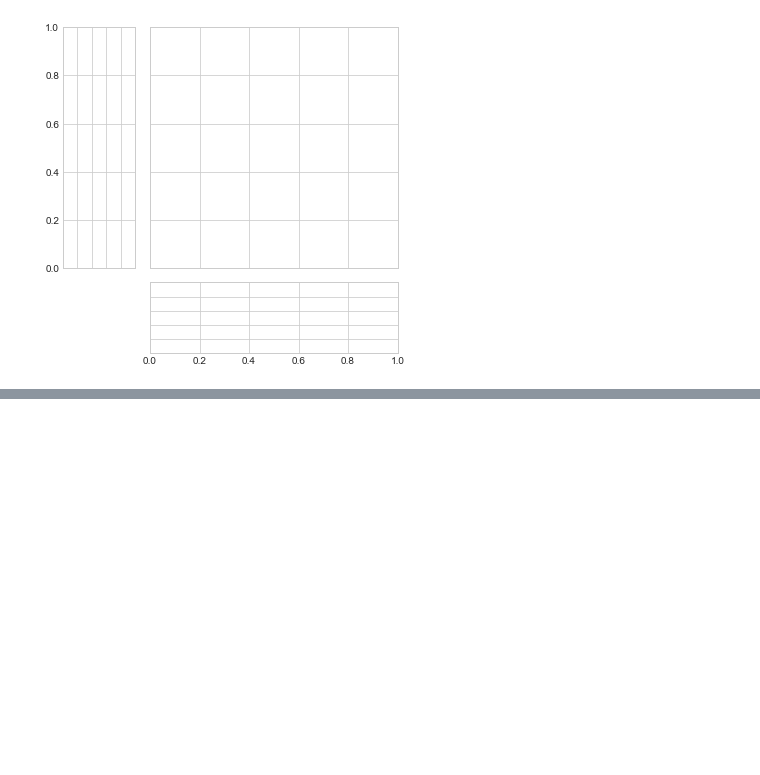
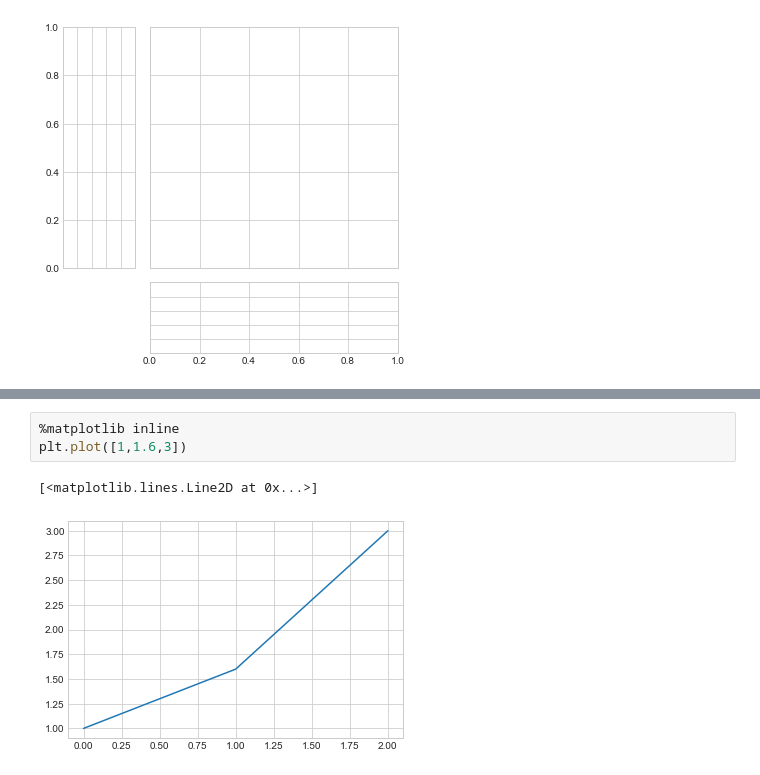
Before and after one commit to Brightchu/pytest, a Jupyter notebook: notes/3_matplotlib.ipynb, the cells around one changed output, grey strips where cells are left out. Cells and saved outputs as stored; diff of their text form; blank space fills up the shorter version.

```diff
--- a/notes/3_matplotlib.ipynb
+++ b/notes/3_matplotlib.ipynb
@@ -305,0 +324,6 @@ x_hist = fig.add_subplot(grid[-1, 1:], yticklabels=[],  sharey=main_ax)
+# %%
+%matplotlib inline
+plt.plot([1,1.6,3])
+# %% [output]
+[<matplotlib.lines.Line2D at 0x...>]
+[figure, added]
```
Also changed, not shown: parts of 16 cells of this notebook, 28 other files.
